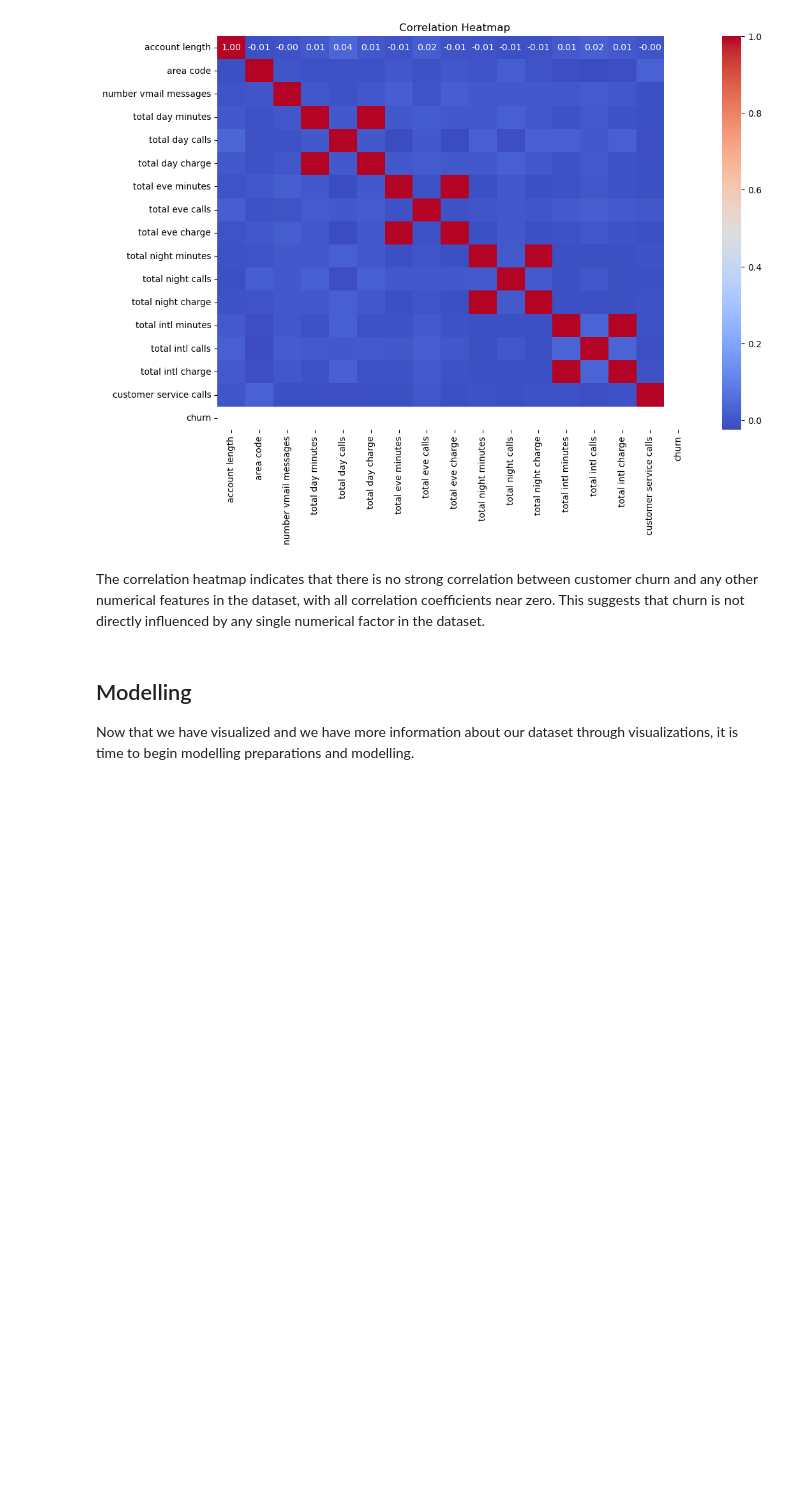
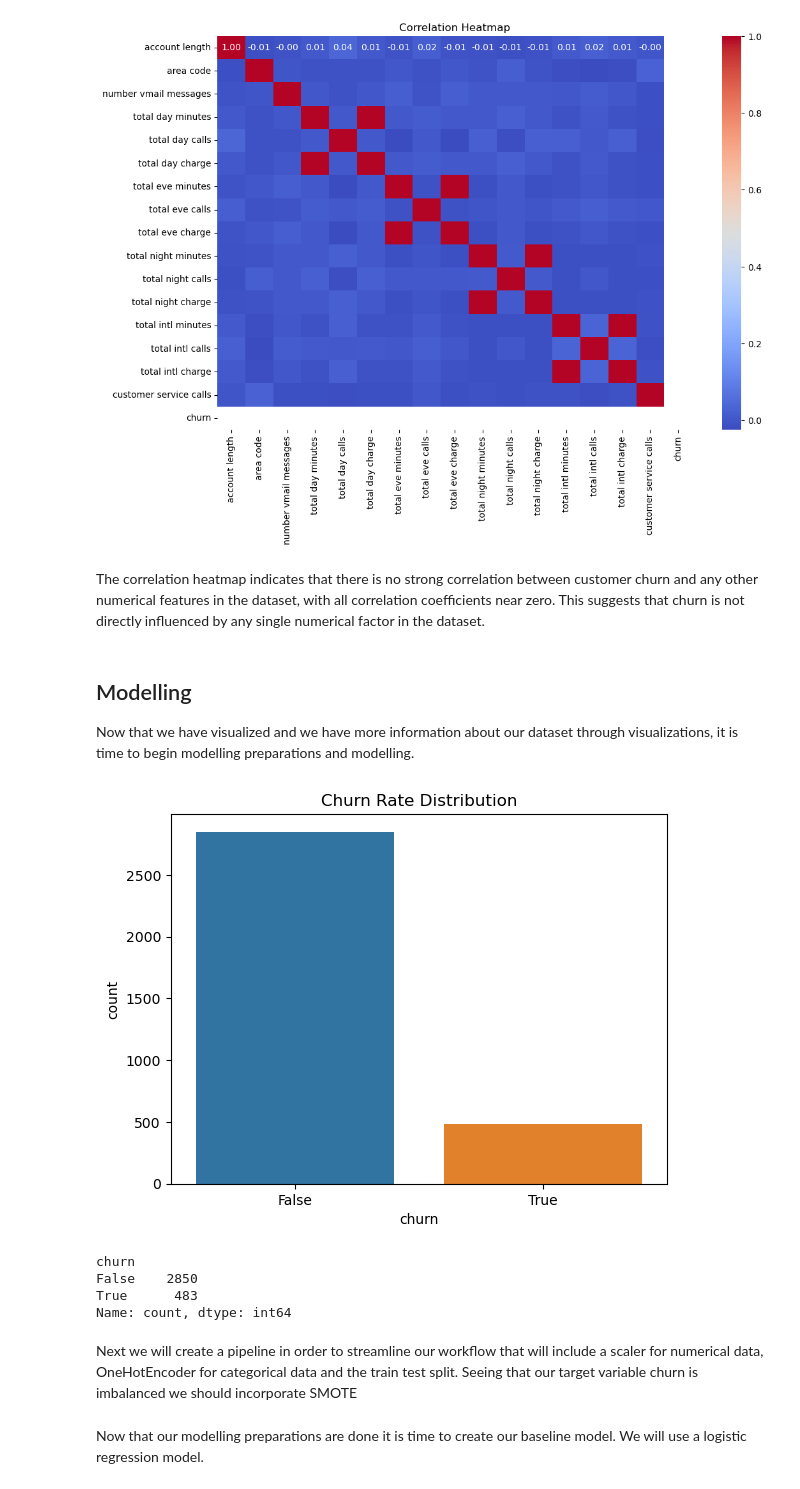
Before and after one commit to William-Itotia/Phase-3-DSC-SYR, a Jupyter notebook: ProjectSyr.ipynb, the cells around one changed output. Drawn from its saved outputs; the diff is of its cells as text; code cells hidden in the pictures; blank space fills up the shorter version.

```diff
--- a/ProjectSyr.ipynb
+++ b/ProjectSyr.ipynb
@@ -220,3 +221,18 @@ Now that we have visualized and we have more information about our dataset throu
 # %%
 # Drop irrelevant columns
 df = df.drop(columns=['phone number'])
+# %%
+# Check the distribution of the target variable
+sns.countplot(x='churn', data=df)
+plt.title('Churn Rate Distribution')
+plt.show()
+
+print(df['churn'].value_counts())
+# %% [output]
+[figure, added]
+churn
+False    2850
+True      483
+Name: count, dtype: int64
+# %% [markdown]
+Next we will create a pipeline in order to streamline our workflow that will include a scaler for numerical data, OneHotEncoder for categorical data and the train test split. Seeing that our target variable churn is imbalanced we should incorporate SMOTE
@@ -222,0 +264,2 @@ df = df.drop(columns=['phone number'])
+# %% [markdown]
+Now that our modelling preparations are done it is time to create our baseline model. We will use a logistic regression model.
```
Also changed, not shown: parts of 5 cells of this notebook.
